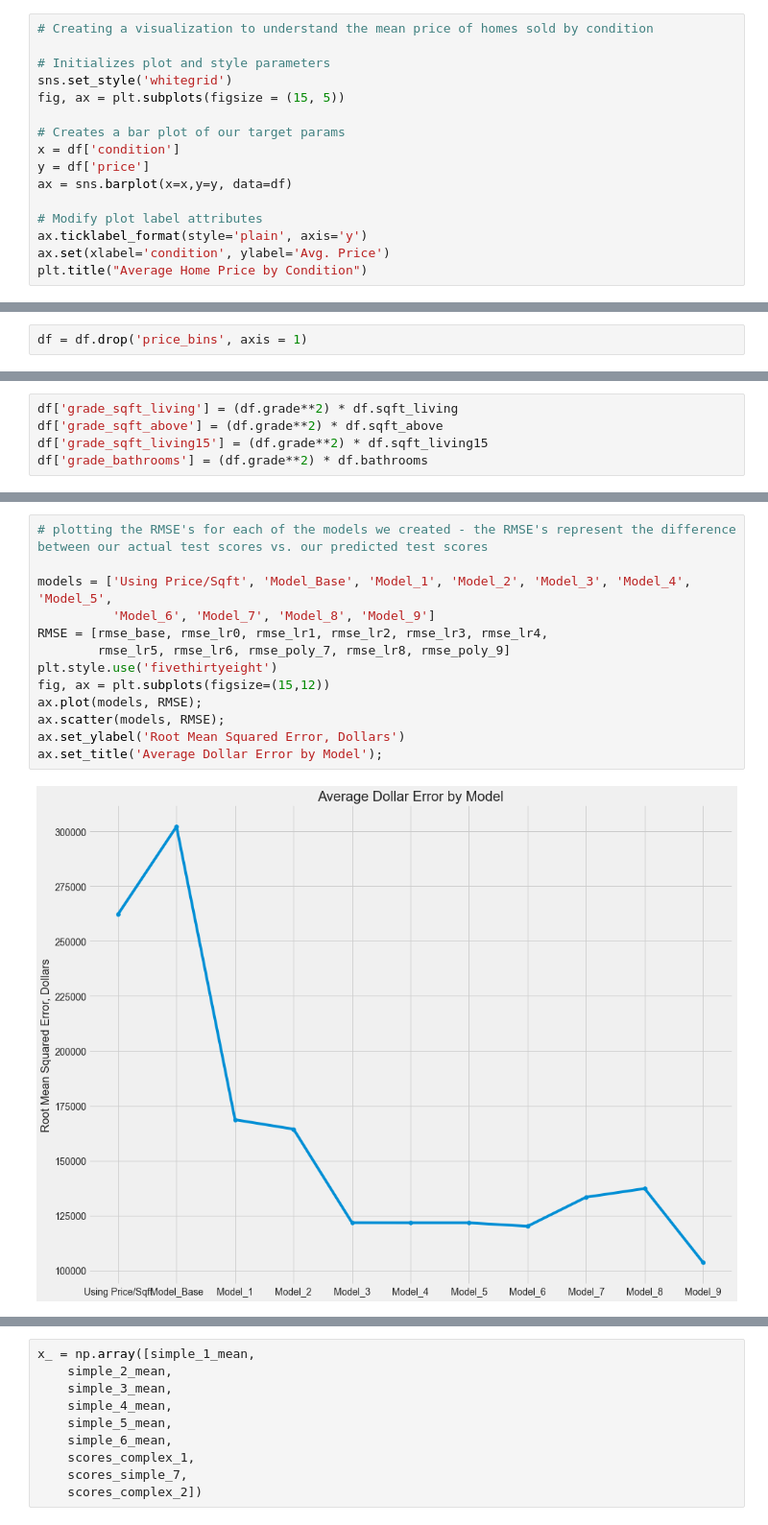
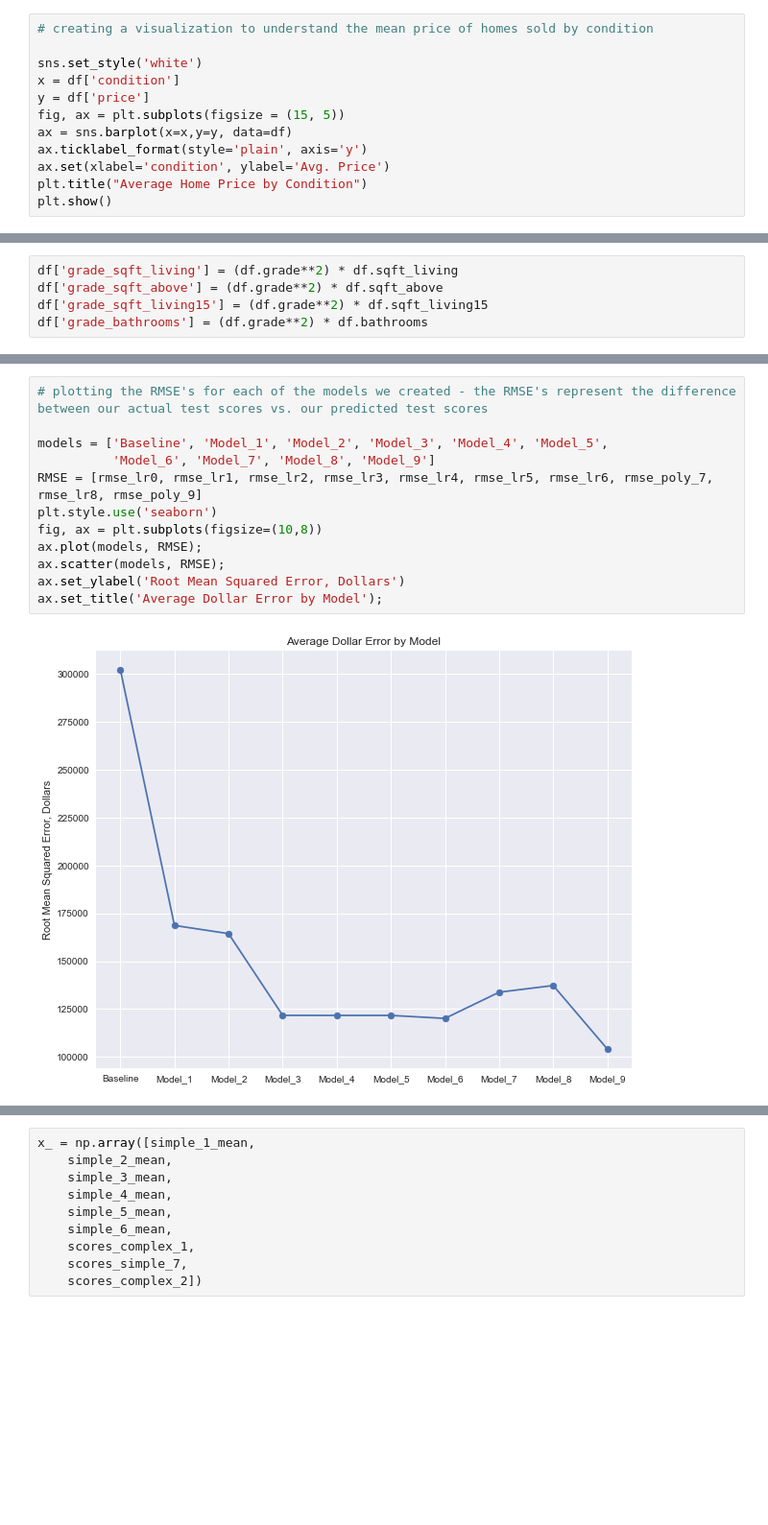
Before and after one commit to mankah/Project-2, a Jupyter notebook: Notebook.ipynb, the cells around one changed output, grey strips where cells are left out. Shown at 96% size. Drawn from its saved outputs; the diff is of its cells as text; blank space fills up the shorter version.

```diff
--- a/Notebook.ipynb
+++ b/Notebook.ipynb
@@ -289,19 +221,15 @@ Text(0.5, 1.0, 'Average Home Price by View')
 # %% [markdown]
 ### Average Price by Condition
 # %%
-# Creating a visualization to understand the mean price of homes sold by condition
+# creating a visualization to understand the mean price of homes sold by condition
 
-# Initializes plot and style parameters
-sns.set_style('whitegrid')
-fig, ax = plt.subplots(figsize = (15, 5))
-
-# Creates a bar plot of our target params
+sns.set_style('white')
 x = df['condition']
 y = df['price']
+fig, ax = plt.subplots(figsize = (15, 5))
 ax = sns.barplot(x=x,y=y, data=df)
-
-# Modify plot label attributes
 ax.ticklabel_format(style='plain', axis='y')
 ax.set(xlabel='condition', ylabel='Avg. Price')
 plt.title("Average Home Price by Condition")
+plt.show()
 # %% [output]
@@ -332,8 +260,6 @@ plt.show()
 # Model Building
 # %% [markdown]
 ## Baseline Model
-# %%
-df = df.drop('price_bins', axis = 1)
 # %%
 # Drop the new 'age' column and our target column 'price' for the independent features
 X = df.drop(['price', 'age'], axis = 1)
@@ -1247,15 +1083,14 @@ sns.regplot(x = y_test, y = pred_poly, data = df, line_kws={'color':'r'});
 # %%
 # plotting the RMSE's for each of the models we created - the RMSE's represent the difference between our actual test scores vs. our predicted test scores
 
-models = ['Using Price/Sqft', 'Model_Base', 'Model_1', 'Model_2', 'Model_3', 'Model_4', 'Model_5',
+models = ['Baseline', 'Model_1', 'Model_2', 'Model_3', 'Model_4', 'Model_5',
           'Model_6', 'Model_7', 'Model_8', 'Model_9']
-RMSE = [rmse_base, rmse_lr0, rmse_lr1, rmse_lr2, rmse_lr3, rmse_lr4,
-        rmse_lr5, rmse_lr6, rmse_poly_7, rmse_lr8, rmse_poly_9]
-plt.style.use('fivethirtyeight')
-fig, ax = plt.subplots(figsize=(15,12))
+RMSE = [rmse_lr0, rmse_lr1, rmse_lr2, rmse_lr3, rmse_lr4, rmse_lr5, rmse_lr6, rmse_poly_7, rmse_lr8, rmse_poly_9]
+plt.style.use('seaborn')
+fig, ax = plt.subplots(figsize=(10,8))
 ax.plot(models, RMSE);
 ax.scatter(models, RMSE);
 ax.set_ylabel('Root Mean Squared Error, Dollars')
 ax.set_title('Average Dollar Error by Model');
 # %% [output]
-[figure, old version]
+[figure, new version]
```
Also changed, not shown: parts of 148 cells of this notebook.
